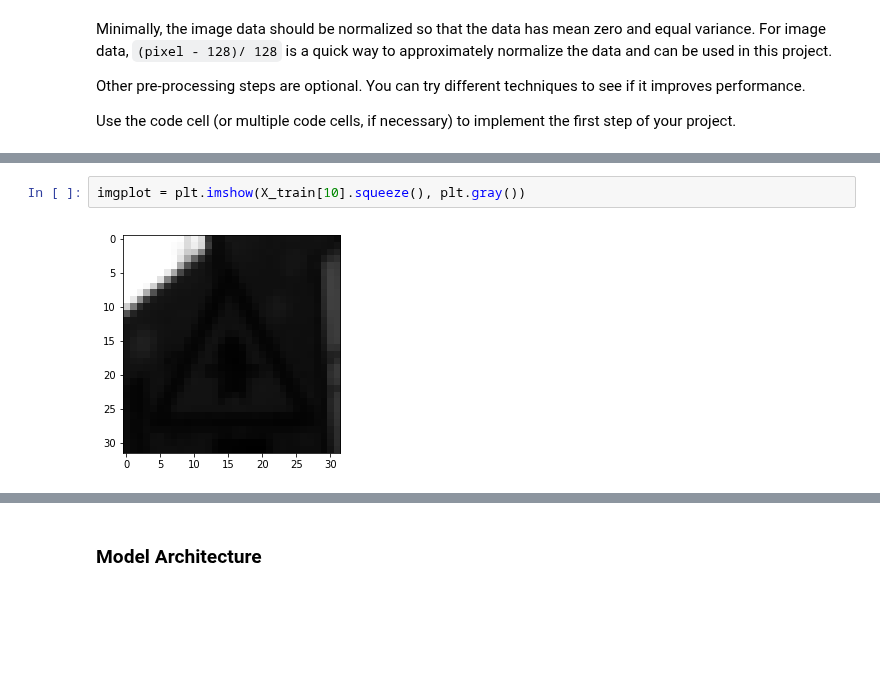
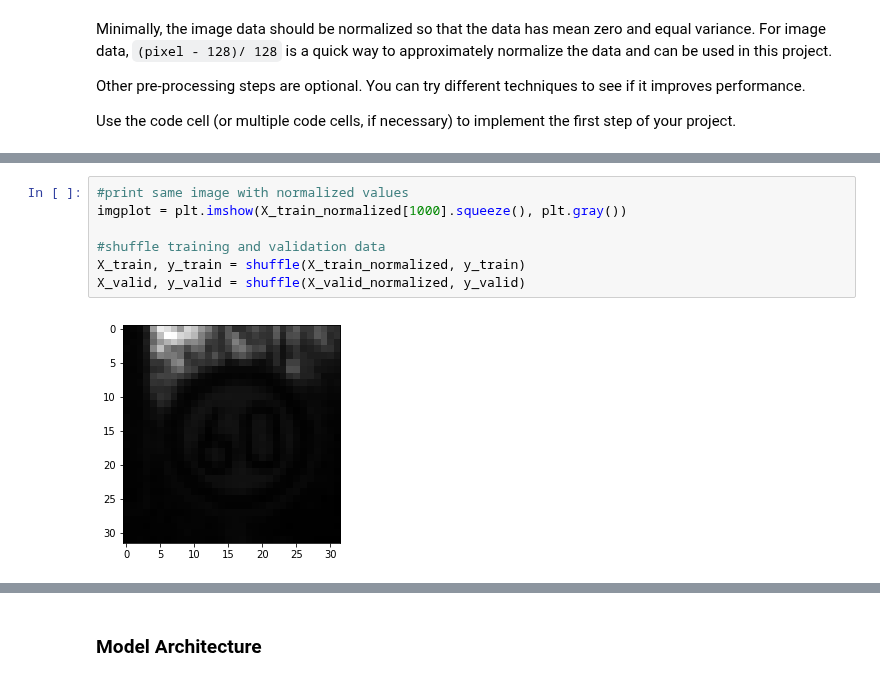
Before and after one commit to vishnuGovindaraj/Traffic-Sign-Classifier, a Jupyter notebook: Traffic_Sign_Classifier.ipynb, the cells around one changed output, grey strips where cells are left out. Drawn from its saved outputs; the diff is of its cells as text; blank space fills up the shorter version.

```diff
--- a/Traffic_Sign_Classifier.ipynb
+++ b/Traffic_Sign_Classifier.ipynb
@@ -216,4 +218,9 @@ X_valid, y_valid = shuffle(X_valid_normalized, y_valid)
-# %%
-imgplot = plt.imshow(X_train[10].squeeze(), plt.gray())
-# %% [output]
-[figure, removed]
+# %%
+#print same image with normalized values
+imgplot = plt.imshow(X_train_normalized[1000].squeeze(), plt.gray())
+
+#shuffle training and validation data
+X_train, y_train = shuffle(X_train_normalized, y_train)
+X_valid, y_valid = shuffle(X_valid_normalized, y_valid)
+# %% [output]
+[figure, added]
```
Also changed, not shown: parts of 8 cells of this notebook.
